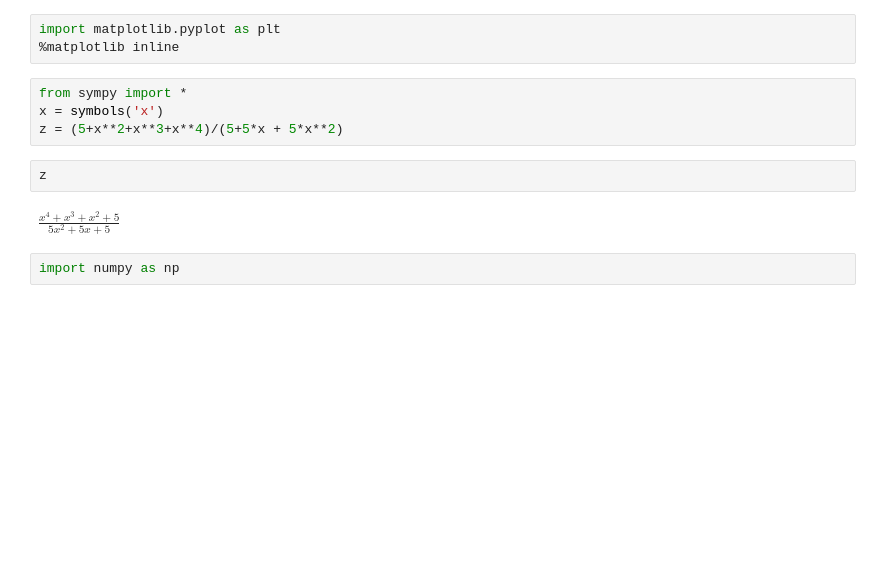
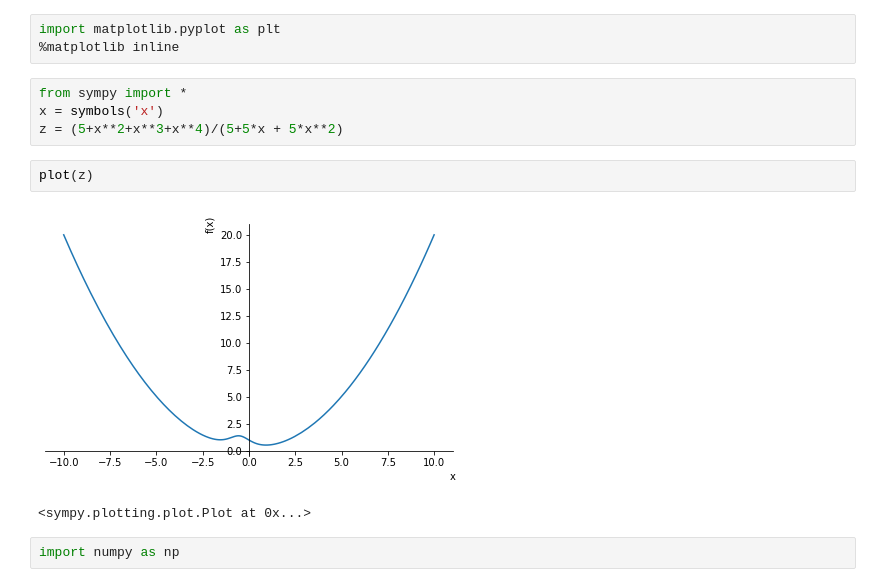
Before and after one commit to benbenji/engineering-mathematics, a Jupyter notebook: 画函数图像.ipynb, the cells around one changed output. Saved outputs shown, nothing was run; the diff lists cells and outputs as text; blank space fills up the shorter version.

```diff
--- a/画函数图像.ipynb
+++ b/画函数图像.ipynb
@@ -5,10 +5,11 @@ import matplotlib.pyplot as plt
 from sympy import *
 x = symbols('x')
 z = (5+x**2+x**3+x**4)/(5+5*x + 5*x**2)
-# %%
-z
-# %% [output]
-$\displaystyle \frac{x^{4} + x^{3} + x^{2} + 5}{5 x^{2} + 5 x + 5}$
+# %%
+plot(z)
+# %% [output]
+[figure, added]
+<sympy.plotting.plot.Plot at 0x...>
 # %%
 import numpy as np
 # %%
```
Also changed, not shown: parts of 2 cells of this notebook, 10 other files.
